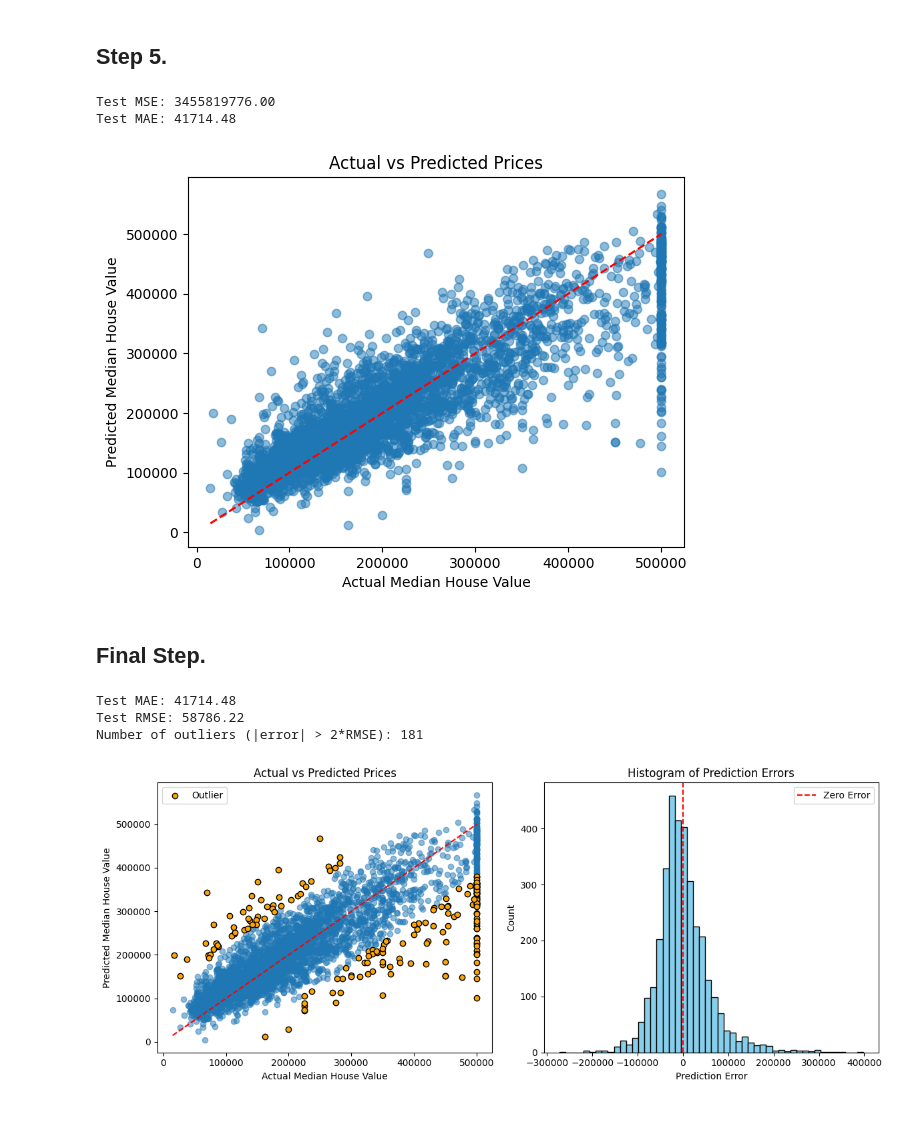
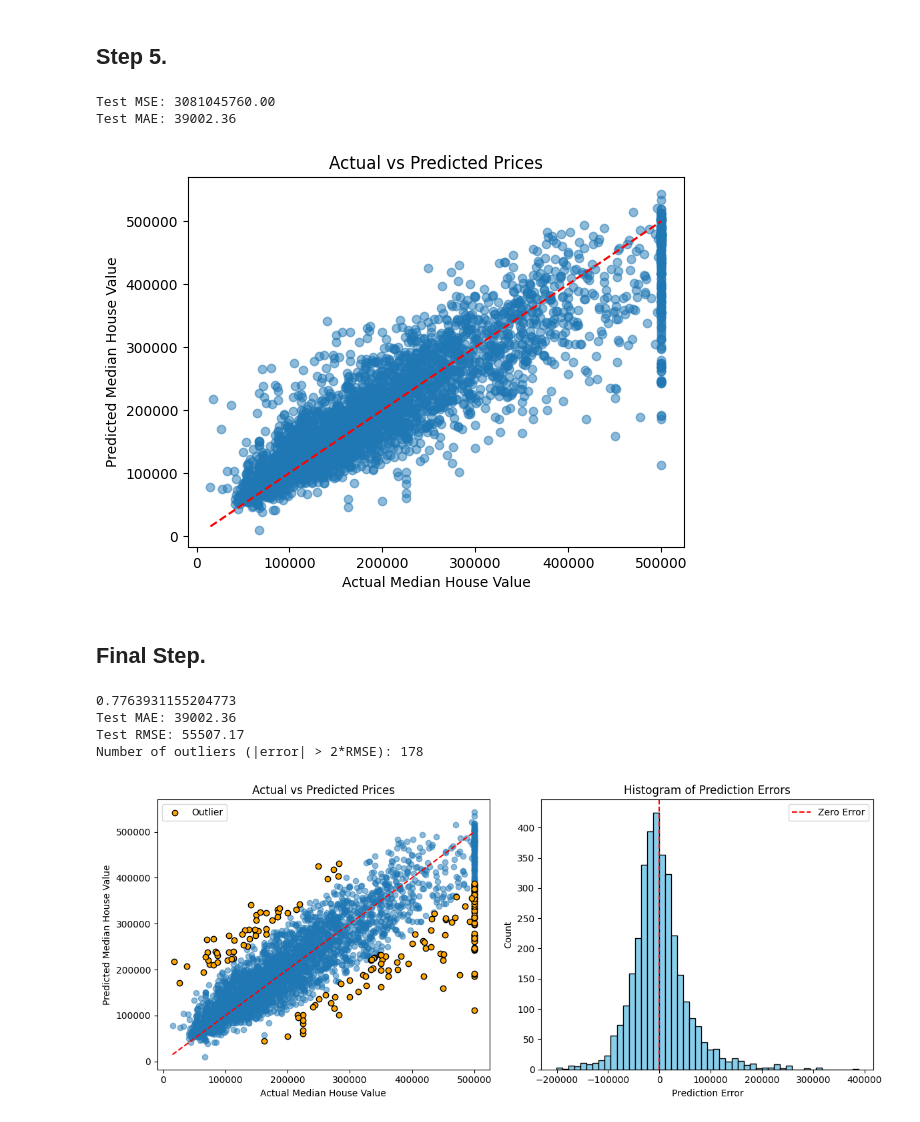
Before and after one commit to AmirhosseinNorouzi88/questions_updated.ipynb, a Jupyter notebook: questions_updated.ipynb, the cells around one changed output. Drawn from its saved outputs; the diff is of its cells as text; code cells hidden in the pictures.

```diff
--- a/questions_updated.ipynb
+++ b/questions_updated.ipynb
@@ -436,9 +440,9 @@ train_loader = DataLoader(train_dataset, batch_size=32, shuffle=True)
 class ManualRegression(nn.Module):
     def __init__(self):
         super().__init__()
-        self.fc1 = nn.Linear(8, 5)
-        self.fc2 = nn.Linear(5, 3)
-        self.fc3 = nn.Linear(3, 1)
+        self.fc1 = nn.Linear(in_features=8, out_features=8)
+        self.fc2 = nn.Linear(8, 5)
+        self.fc3 = nn.Linear(5, 1)
         self.relu = nn.ReLU()
 
     def forward(self, x):
@@ -550,15 +551,15 @@ plt.plot([y_test_real.min(), y_test_real.max()],
          [y_test_real.min(), y_test_real.max()], 'r--')  # خط ۱:۱
 plt.show()
 # %% [output]
-Test MSE: 3455819776.00
-Test MAE: 41714.48
+Test MSE: 3081045760.00
+Test MAE: 39002.36
-[figure, old version]
+[figure, new version]
 # %% [markdown]
 ## Final Step.
 # %%
 import matplotlib.pyplot as plt
 import numpy as np
-from sklearn.metrics import mean_squared_error, mean_absolute_error
+from sklearn.metrics import mean_squared_error, mean_absolute_error, r2_score
 
 # حالت evaluation
 model.eval()
@@ -573,42 +574,47 @@ errors = y_true - y_pred
 mse = mean_squared_error(y_true, y_pred)
 rmse = np.sqrt(mse)
 mae = mean_absolute_error(y_true, y_pred)
+Rmse = r2_score(y_true, y_pred)
+print(Rmse)
 
 print(f"Test MAE: {mae:.2f}")
 print(f"Test RMSE: {rmse:.2f}")
 
 # شناسایی outlier ها (خطای بزرگتر از 2*RMSE)
+outlier_indices = np.where(np.abs(errors) > 2 * rmse)[0]
+
 outliers = np.where(np.abs(errors) > 2*rmse)[0]
 print(f"Number of outliers (|error| > 2*RMSE): {len(outliers)}")
 
 # Scatter plot
 plt.figure(figsize=(12,5))
 plt.subplot(1,2,1)
 plt.scatter(y_true, y_pred, alpha=0.5)
 plt.plot([y_true.min(), y_true.max()],
          [y_true.min(), y_true.max()], 'r--')  # خط ۱:۱
 plt.xlabel("Actual Median House Value")
 plt.ylabel("Predicted Median House Value")
 plt.title("Actual vs Predicted Prices")
 for idx in outliers:
     plt.scatter(y_true[idx], y_pred[idx], color='orange', edgecolor='k', label='Outlier' if idx==outliers[0] else "")
 plt.legend()
 
 # Histogram خطا
 plt.subplot(1,2,2)
 plt.hist(errors, bins=50, color='skyblue', edgecolor='black')
 plt.axvline(0, color='red', linestyle='--', label='Zero Error')
 plt.xlabel("Prediction Error")
 plt.ylabel("Count")
 plt.title("Histogram of Prediction Errors")
 plt.legend()
 plt.tight_layout()
 plt.show()
 # %% [output]
-Test MAE: 41714.48
-Test RMSE: 58786.22
-Number of outliers (|error| > 2*RMSE): 181
+0.7763931155204773
+Test MAE: 39002.36
+Test RMSE: 55507.17
+Number of outliers (|error| > 2*RMSE): 178
-[figure, old version]
+[figure, new version]
 # %%
 import pandas as pd
 
```
Also changed, not shown: parts of 6 cells of this notebook.
